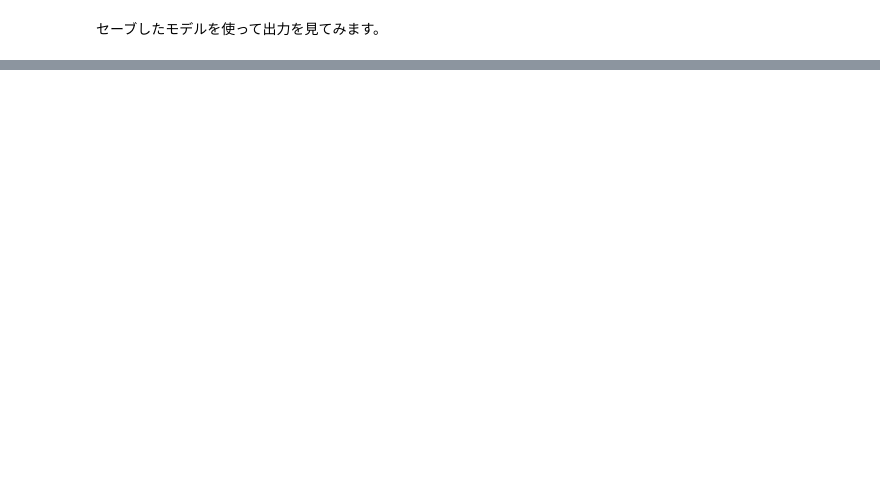
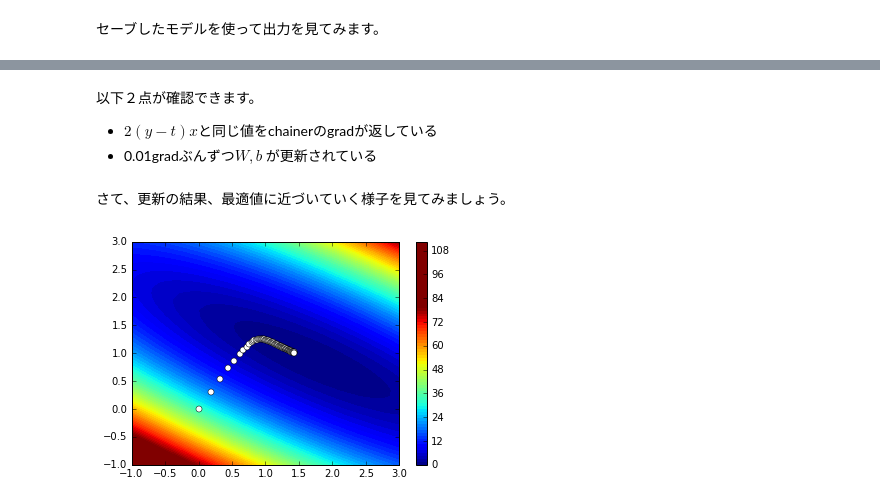
Before and after one commit to ashitani/jupyter_examples, a Jupyter notebook: chainer.ipynb, the cells around one changed output, grey strips where cells are left out. Cells and saved outputs as stored; diff of their text form; code cells hidden in the pictures; blank space fills up the shorter version.

Commit message:
modified chainer

```diff
--- a/chainer.ipynb
+++ b/chainer.ipynb
@@ -451,0 +305,20 @@ model.get(0.2)
+# %%
+def get_batch(n):
+    x=np.random.random(n)
+    y= np.exp(x)
+    return x,y
+
+class LinearChain(Chain):
+    def __init__(self):
+        super(LinearChain, self).__init__(
+             l1=L.Linear(1, 1,initialW=0.0),
+        )
+
+    def __call__(self,x,t):
+        return F.mean_squared_error(self.predict(x),t)
+
+    def  predict(self,x):
+        return self.l1(x)
+
+    def get(self,x):
+        return self.predict(Variable(np.array([x]).astype(np.float32).reshape(1,1))).data[0][0]
@@ -451,0 +416,57 @@ model.get(0.2)
+# %% [markdown]
+以下２点が確認できます。
+- $2(y-t)x$と同じ値をchainerのgradが返している
+- 0.01gradぶんずつ$W,b$ が更新されている
+# %% [markdown]
+さて、更新の結果、最適値に近づいていく様子を見てみましょう。
+# %%
+import matplotlib.path as mpath
+import matplotlib.patches as patches
+
+# ロスの等高線を書く
+psize=40
+
+W=np.linspace(-1,3,psize)
+B=np.linspace(-1,3,psize)
+Wm, Bm = np.meshgrid(W, B)
+
+Z=np.zeros((psize,psize))
+for w in range(psize):
+    for b in range(psize):
+        Z[b,w]=0.0
+        for x in np.linspace(0,1,10):
+            Z[b,w] += (W[w]*x+B[b]-np.exp(x))**2
+
+plt.contourf(Wm,Bm, Z, 100,vmax=80,vmin=0)
+plt.colorbar()
+plt.hold(True)
+
+model2 = LinearChain()
+optimizer2 = optimizers.SGD()
+optimizer2.setup(model2)
+
+losses=[]
+verts = [ ]
+batchsize=20
+
+for i in range(1000):
+
+    x,y = get_batch(batchsize)
+    x_ = Variable(x.astype(np.float32).reshape(batchsize,1))
+    t_ = Variable(y.astype(np.float32).reshape(batchsize,1))
+
+    if i%10==0:
+        w= model2.l1.W.data[0][0]
+        b = model2.l1.b.data[0]
+        verts.append((w,b))
+
+    model2.zerograds()
+    loss=model2(x_,t_)
+    loss.backward()
+    #losses.append(loss.data)
+    optimizer2.update(retain_grad=True)
+
+xs, ys = zip(*verts)
+_=plt.plot(xs, ys, 'o', lw=1, color='white') #, ms=10)
+# %% [output]
+[figure, added]
```
Also changed, not shown: parts of 29 cells of this notebook, 1 other file.
